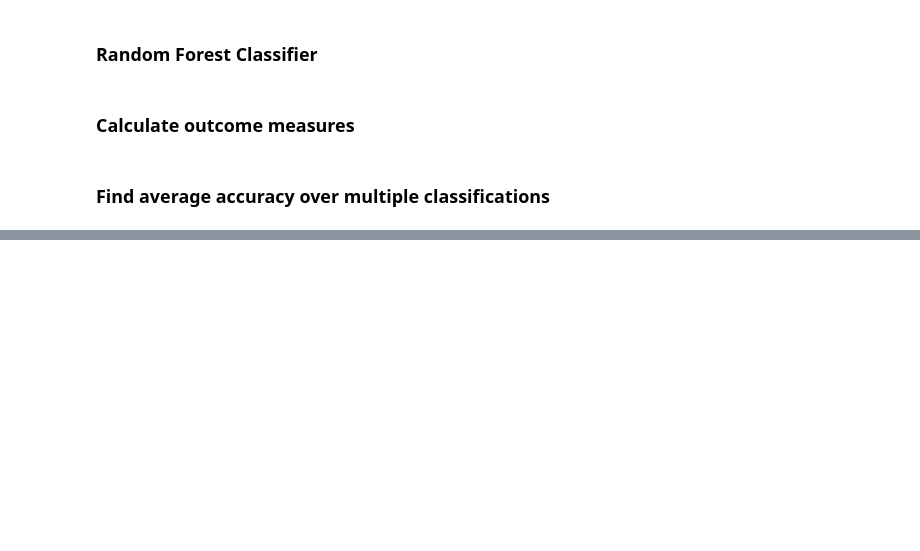
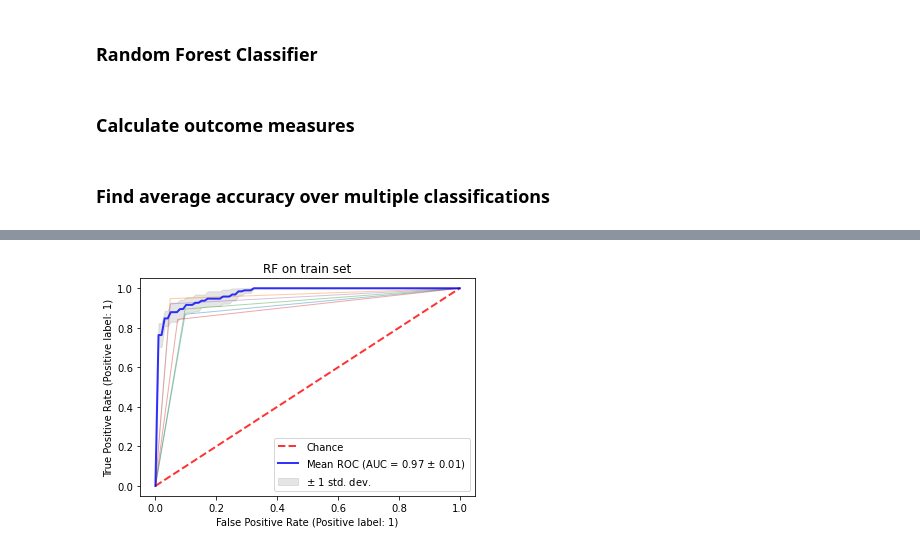
Before and after one commit to vagmarting/TM10007_Group_8, a Jupyter notebook: main.ipynb, the cells around one changed output, grey strips where cells are left out. Cells and saved outputs as stored; diff of their text form; code cells hidden in the pictures; blank space fills up the shorter version.

Commit message:
Incomplete attempt at plotting average ROC

```diff
--- a/main.ipynb
+++ b/main.ipynb
@@ -210,0 +217,17 @@ def outcome_measures(results, label):
+# %%
+def plot_roc(fig, ax, tprs, aucs, title):
+    ax.plot([0, 1], [0, 1], linestyle="--", lw=2, color="r", label="Chance", alpha=0.8)
+    mean_tpr = np.mean(tprs, axis=0)
+    mean_tpr[-1] = 1.0
+    mean_auc = np.mean(aucs)
+    std_auc = np.std(aucs)
+    ax.plot(mean_fpr, mean_tpr, color="b", label=rf"Mean ROC (AUC = {np.round(mean_auc,2)} $\pm$ {np.round(std_auc,2)})", lw=2, alpha=0.8)
+
+    std_tpr = np.std(tprs, axis=0)
+    tprs_upper = np.minimum(mean_tpr + std_tpr, 1)
+    tprs_lower = np.maximum(mean_tpr - std_tpr, 0)
+    ax.fill_between(mean_fpr, tprs_lower, tprs_upper, color="grey", alpha=0.2, label=r"$\pm$ 1 std. dev.")
+
+    ax.set_title(title)
+    ax.legend(loc="lower right")
+    fig.show()
@@ -211,7 +239,11 @@ def outcome_measures(results, label):
 # %% [markdown]
 ### Find average accuracy over multiple classifications
 # %%
-loops = 30
+# Ignore nolabel warnings when plotting ROCs
+import logging
+logging.getLogger().setLevel(logging.CRITICAL)
+
+loops = 3
 num_best_features = 80
 rf_score_train_array = np.zeros(loops)
 rf_score_test_array = np.zeros(loops)
@@ -229,8 +261,22 @@ knn_sens_test = np.zeros(loops)
 knn_spec_test = np.zeros(loops)
 knn_roc_auc_train = np.zeros(loops)
 knn_roc_auc_test = np.zeros(loops)
+knn_test_tprs = []
+knn_test_aucs = []
+knn_train_tprs = []
+knn_train_aucs = []
+rf_train_tprs = []
+rf_train_aucs = []
+rf_test_tprs = []
+rf_test_aucs = []
 
 data, label = load_data()
+
+mean_fpr = np.linspace(0, 1, 100)
+rf_train_fig, rf_train_ax = plt.subplots()
+rf_test_fig, rf_test_ax = plt.subplots()
+knn_train_fig, knn_train_ax = plt.subplots()
+knn_test_fig, knn_test_ax = plt.subplots()
 
 for loop in range(loops):
     print(loop)
@@ -245,6 +291,7 @@ for loop in range(loops):
 
     # Random forest classifier
     rf_train_results, rf_test_results, rf_best_model = random_forest(lasso_train, lasso_test, train_label)
+
     # kNN classifier
     knn_train_results, knn_test_results, knn_best_model = knn_classifier(lasso_train, lasso_test, train_label)
 
@@ -255,7 +302,7 @@ for loop in range(loops):
     # Calculate outcome measures for kNN
     knn_score_train_array[loop], knn_sens_train[loop], knn_spec_train[loop] = outcome_measures(knn_train_results, train_label)
     knn_score_test_array[loop], knn_sens_test[loop], knn_spec_test[loop] = outcome_measures(knn_test_results, test_label)
-
+    """
     # Calculate AUC for RF
     yhat = rf_best_model.predict_proba(lasso_train)
     rf_train_pos_probs = yhat[:, 1]
@@ -273,6 +320,50 @@ for loop in range(loops):
     yhat = knn_best_model.predict_proba(lasso_test)
     knn_test_pos_probs = yhat[:, 1]
     knn_roc_auc_test[loop] = roc_auc_score(test_label, knn_test_pos_probs)
+    """
+    # Plot ROCs
+    rf_train_roc = metrics.RocCurveDisplay.from_predictions(train_label, rf_train_results, name="_nolegend_", alpha=0.4, lw=1, ax=rf_train_ax)
+    rf_train_interp_tpr = get_roc(rf_train_roc, mean_fpr)
+    rf_train_tprs.append(rf_train_interp_tpr)
+    rf_train_aucs.append(rf_train_roc.roc_auc)
+
+    rf_test_roc = metrics.RocCurveDisplay.from_predictions(test_label, rf_test_results, name="_nolegend_", alpha=0.4, lw=1, ax=rf_test_ax)
+    rf_test_interp_tpr = get_roc(rf_test_roc, mean_fpr)
+    rf_test_tprs.append(rf_test_interp_tpr)
+    rf_test_aucs.append(rf_test_roc.roc_auc)
+
+    knn_train_roc = metrics.RocCurveDisplay.from_predictions(train_label, knn_train_results, name="_nolegend_", alpha=0.4, lw=1, ax=knn_train_ax)
+    knn_train_interp_tpr = get_roc(knn_train_roc, mean_fpr)
+    knn_train_tprs.append(knn_train_interp_tpr)
+    knn_train_aucs.append(knn_train_roc.roc_auc)
+
+    knn_test_roc = metrics.RocCurveDisplay.from_predictions(test_label, knn_test_results, name="_nolegend_", alpha=0.4, lw=1, ax=knn_test_ax)
+    knn_test_interp_tpr = get_roc(knn_test_roc, mean_fpr)
+    knn_test_tprs.append(knn_test_interp_tpr)
+    knn_test_aucs.append(knn_test_roc.roc_auc)
+
+plot_roc(rf_train_fig, rf_train_ax, rf_train_tprs, rf_train_aucs, "RF on train set")
+plot_roc(rf_test_fig, rf_test_ax, rf_test_tprs, rf_test_aucs, "RF on test set")
+plot_roc(knn_train_fig, knn_train_ax, knn_train_tprs, knn_train_aucs, "kNN on train set")
+plot_roc(knn_test_fig, knn_test_ax, knn_test_tprs, knn_test_aucs, "kNN on test set")
+
+"""
+ax.plot([0, 1], [0, 1], linestyle="--", lw=2, color="r", label="Chance", alpha=0.8)
+mean_tpr = np.mean(tprs, axis=0)
+mean_tpr[-1] = 1.0
+mean_auc = np.mean(aucs)
+std_auc = np.std(aucs)
+ax.plot(mean_fpr, mean_tpr, color="b", label=rf"Mean ROC (AUC = {np.round(mean_auc,2)} $\pm$ {np.round(std_auc,2)})", lw=2, alpha=0.8)
+
+std_tpr = np.std(tprs, axis=0)
+tprs_upper = np.minimum(mean_tpr + std_tpr, 1)
+tprs_lower = np.maximum(mean_tpr - std_tpr, 0)
+ax.fill_between(mean_fpr, tprs_lower, tprs_upper, color="grey", alpha=0.2, label=r"$\pm$ 1 std. dev.")
+
+ax.set_title("Receiver operating characteristic example")
+ax.legend(loc="lower right")
+plt.show()
+"""
 # %% [output]
 0
 1
@@ -293,0 +374 @@ for loop in range(loops):
+[figure, added]
```
Also changed, not shown: parts of 7 cells of this notebook.
